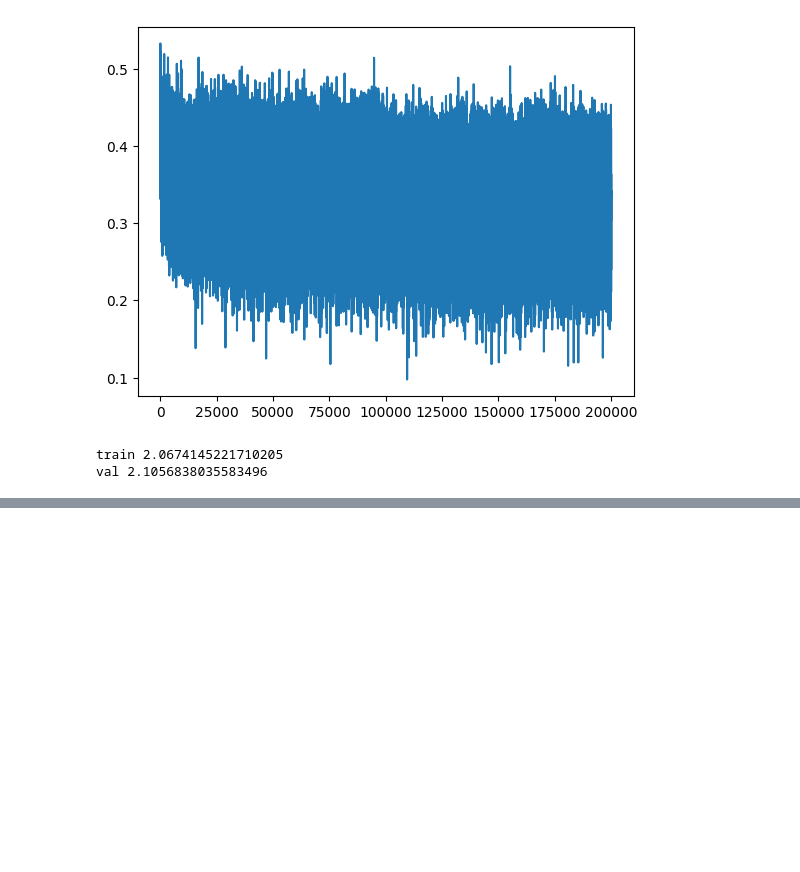
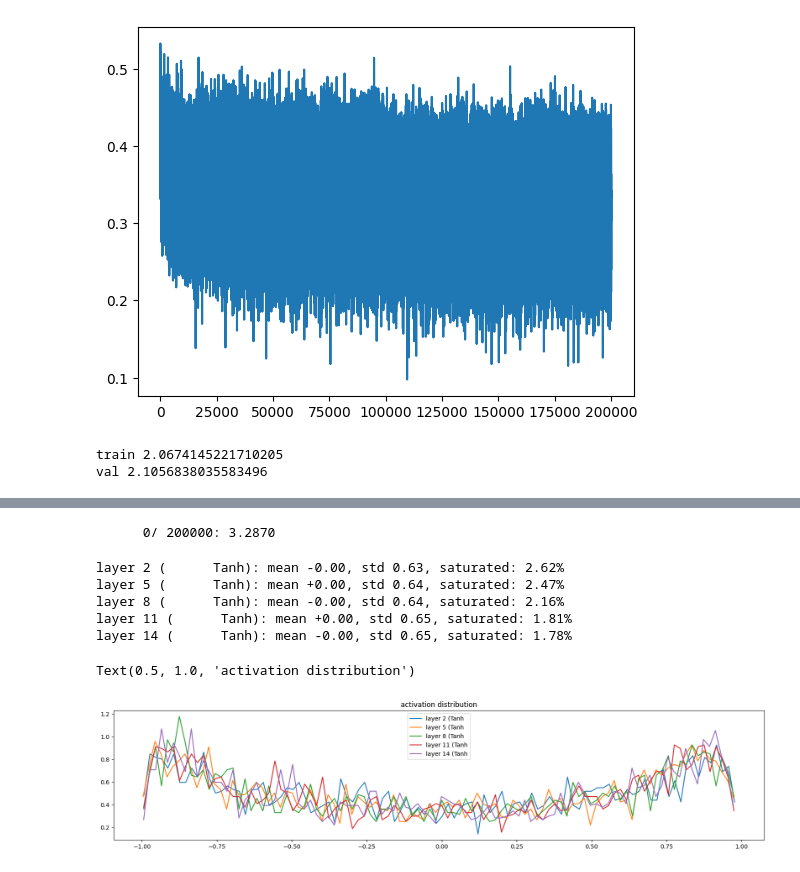
Before and after one commit to vdeng9/pytorch-ml-learning, a Jupyter notebook: NN Learning/lecture4/lecture4(makemorept3).ipynb, the cells around one changed output, grey strips where cells are left out. Cells and saved outputs as stored; diff of their text form; code cells hidden in the pictures; blank space fills up the shorter version.

```diff
--- a/NN Learning/lecture4/lecture4(makemorept3).ipynb
+++ b/NN Learning/lecture4/lecture4(makemorept3).ipynb
@@ -253,0 +342,63 @@ val 2.1056838035583496
+# %%
+# same optimization as last time
+max_steps = 200000
+batch_size = 32
+lossi = []
+ud = []
+
+for i in range(max_steps):
+    # minibatch construct
+    ix = torch.randint(0, Xtr.shape[0], (batch_size,), generator = g)
+    Xb, Yb = Xtr[ix], Ytr[ix] # batch X,Y
+
+    #forward pass
+    emb = C[Xb] # embed the char into the vectors
+    x = emb.view(emb.shape[0], -1) # concatenate the vectors
+    for layer in layers:
+        x = layer(x)
+    loss = F.cross_entropy(x, Yb) # loss func
+
+    # backward pass
+    for layer in layers:
+        layer.out.retain_grad() # after debug: would take out retain_graph
+    for p in parameters:
+        p.grad = None
+    loss.backward()
+
+    #update
+    lr = 0.1 if i < 150000 else 0.01 # step learning rate decay
+    for p in parameters:
+        p.data += -lr * p.grad
+
+    # track stats
+    if i % 10000 == 0: # print every once in a while
+        print(f'{i:7d}/{max_steps:7d}: {loss.item():.4f}')
+    lossi.append(loss.log10().item())
+    with torch.no_grad():
+        ud.append([(lr*p.grad.std() / p.data.std()).log10().item() for p in parameters])
+
+    if i >= 1000:
+        break # after debug remove
+# %% [output]
+      0/ 200000: 3.2870
+# %%
+# visualize histogram
+plt.figure(figsize=(20, 4)) # width and height of plot
+legends = []
+for i, layer in enumerate(layers[:-1]): # note: exclude the output layer
+    if isinstance(layer, Tanh):
+        t = layer.out
+        print('layer %d (%10s): mean %+.2f, std %.2f, saturated: %.2f%%' % (i, layer.__class__.__name__, t.mean(), t.std(), (t.abs() > 0.97).float().mean()*100))
+        hy, hx = torch.histogram(t, density=True)
+        plt.plot(hx[:-1].detach(), hy.detach())
+        legends.append(f'layer {i} ({layer.__class__.__name__}')
+plt.legend(legends);
+plt.title("activation distribution")
+# %% [output]
+layer 2 (      Tanh): mean -0.00, std 0.63, saturated: 2.62%
+layer 5 (      Tanh): mean +0.00, std 0.64, saturated: 2.47%
+layer 8 (      Tanh): mean -0.00, std 0.64, saturated: 2.16%
+layer 11 (      Tanh): mean +0.00, std 0.65, saturated: 1.81%
+layer 14 (      Tanh): mean -0.00, std 0.65, saturated: 1.78%
+Text(0.5, 1.0, 'activation distribution')
+[figure, added]
```
Also changed, not shown: parts of 5 cells of this notebook.
